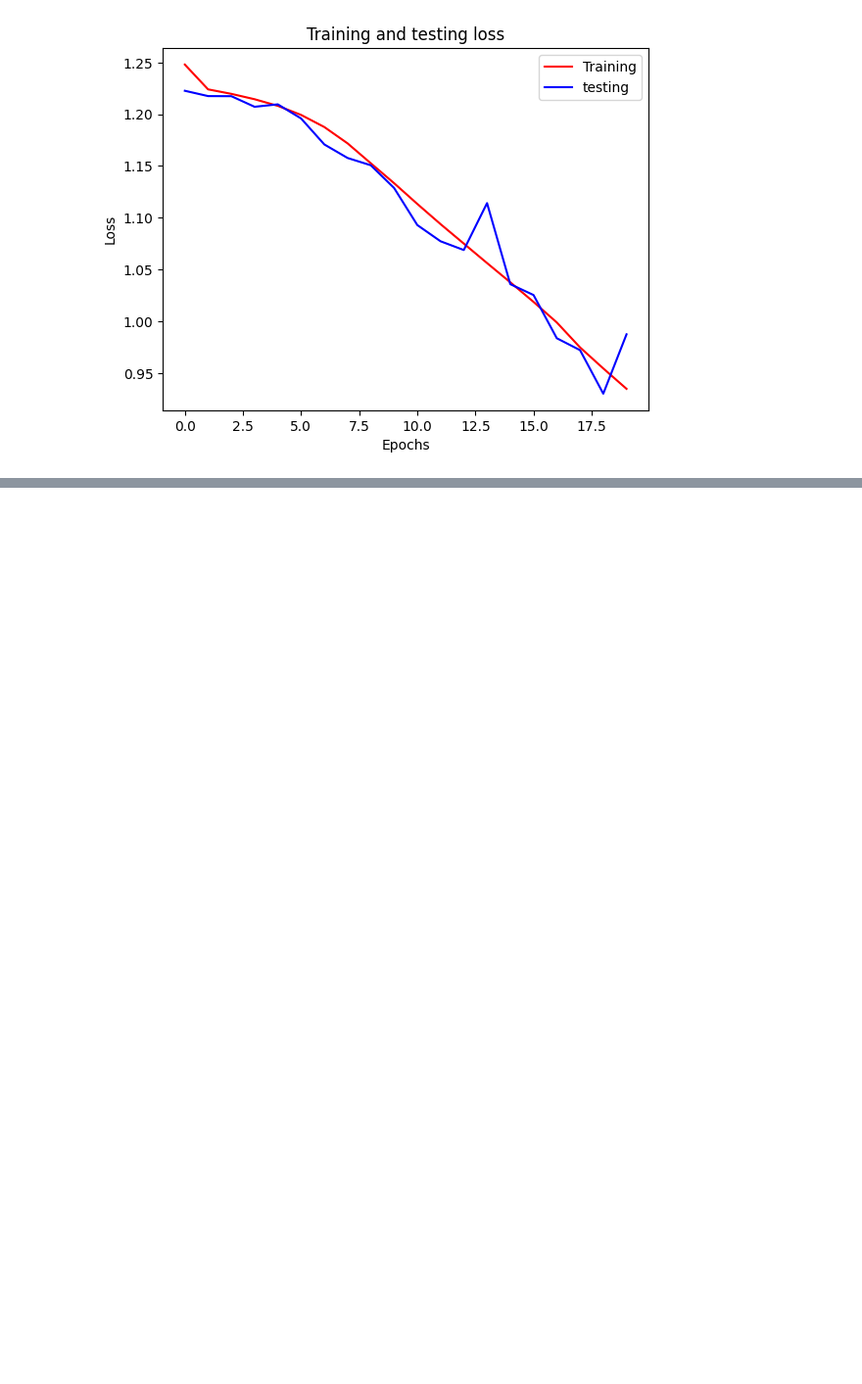
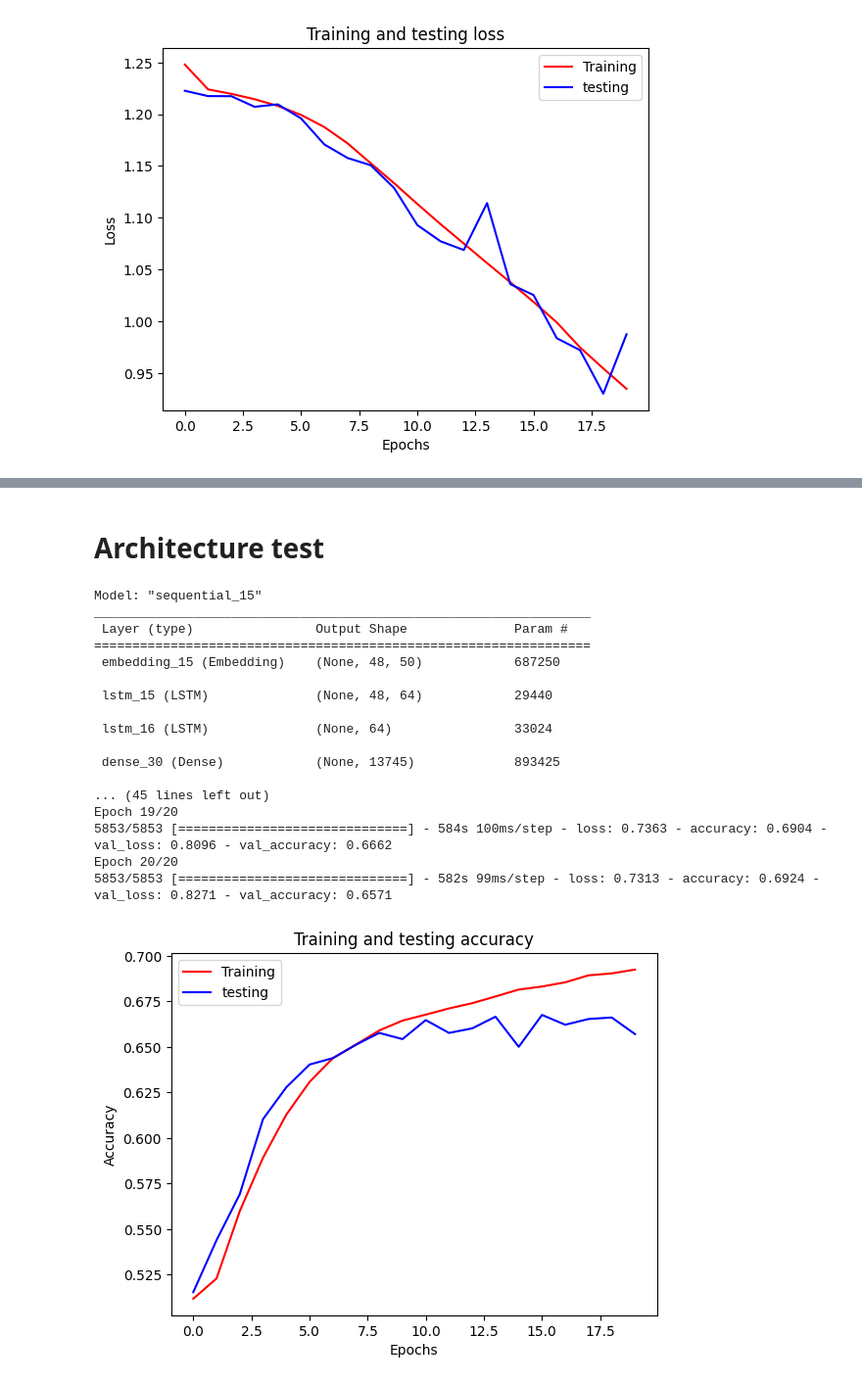
Before and after one commit to F3mte/NLP-projekt, a Jupyter notebook: main.ipynb, the cells around one changed output, grey strips where cells are left out. Shown at 98% size. Saved outputs shown, nothing was run; the diff lists cells and outputs as text; code cells hidden in the pictures; blank space fills up the shorter version.

Commit message:
Remaining models and Acc and F1 scores

```diff
--- a/main.ipynb
+++ b/main.ipynb
@@ -767,0 +790,44 @@ plot_accuracies(history)
+# %%
+# Use best optimizer
+best_optimizer = 'Momentum'
+# %% [markdown]
+# Architecture test
+# %%
+model_name = 'architecture_LSTM'
+model = create_model(architecture='LSTM',
+                     optimizer=best_optimizer,
+                     lr=best_lr)
+# checkpoint callback to save best model during hyper-parameters tuning step
+checkpoint = ModelCheckpoint(f"hyperpara_tuning\\{model_name}.keras", monitor='val_accuracy', save_best_only=True, mode='max')
+# fit model
+history = model.fit(X_train,
+                    y_train,
+                    validation_data=(X_val, y_val),
+                    epochs=20,
+                    batch_size=best_batch_size,
+                    callbacks=[checkpoint],
+                    verbose=1)
+# save history
+with open(f"hyperpara_tuning\\{model_name}_history.pkl", 'wb') as file_pi:
+    pickle.dump(history.history, file_pi)
+# display results
+plot_accuracies(history)
+# %% [output]
+Model: "sequential_15"
+_________________________________________________________________
+ Layer (type)                Output Shape              Param #
+=================================================================
+ embedding_15 (Embedding)    (None, 48, 50)            687250
+
+ lstm_15 (LSTM)              (None, 48, 64)            29440
+
+ lstm_16 (LSTM)              (None, 64)                33024
+
+ dense_30 (Dense)            (None, 13745)             893425
+
+... (45 lines left out)
+Epoch 19/20
+5853/5853 [==============================] - 584s 100ms/step - loss: 0.7363 - accuracy: 0.6904 - val_loss: 0.8096 - val_accuracy: 0.6662
+Epoch 20/20
+5853/5853 [==============================] - 582s 99ms/step - loss: 0.7313 - accuracy: 0.6924 - val_loss: 0.8271 - val_accuracy: 0.6571
+[figure, added]
```
Also changed, not shown: parts of 9 cells of this notebook, 10 other files.
